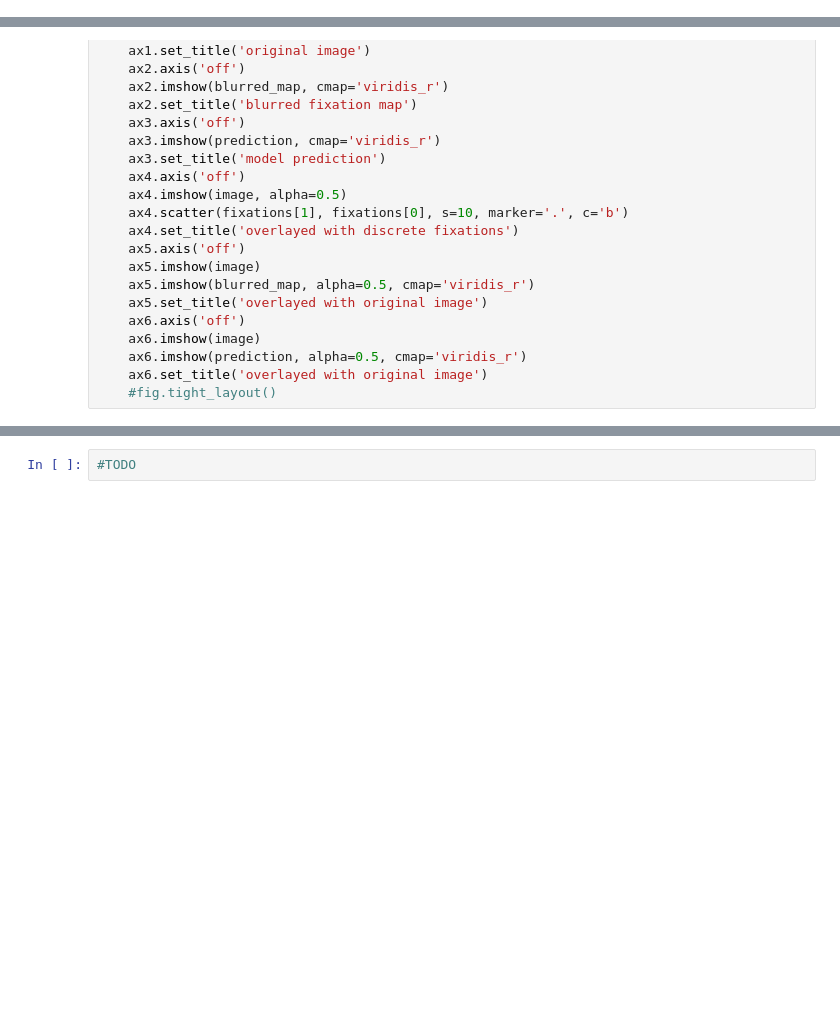
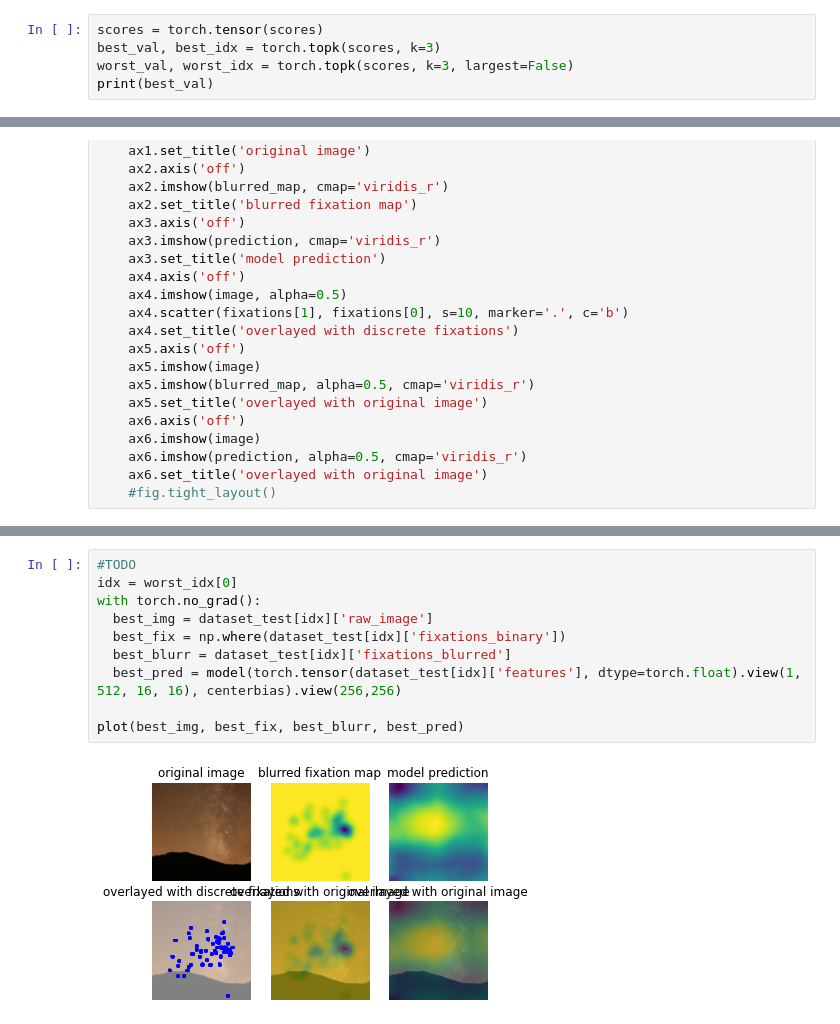
Before and after one commit to swang1112/DL_VL, a Jupyter notebook: Colab_Notebooks/Exercises4_2020.ipynb, the cells around one changed output, grey strips where cells are left out. Cells and saved outputs as stored; diff of their text form; blank space fills up the shorter version.

```diff
--- a/Colab_Notebooks/Exercises4_2020.ipynb
+++ b/Colab_Notebooks/Exercises4_2020.ipynb
@@ -765,0 +756,5 @@ scores = model()
+# %%
+scores = torch.tensor(scores)
+best_val, best_idx = torch.topk(scores, k=3)
+worst_val, worst_idx = torch.topk(scores, k=3, largest=False)
+print(best_val)
@@ -812,5 +834,15 @@ def plot(image, fixations, blurred_map, prediction):
 Here is an example from our reference implementation for which the prediction is poor:
 
 ![alt text](https://i.imgur.com/g4rD2O1.png)
-# %%
-#TODO
+# %%
+#TODO
+idx = worst_idx[0]
+with torch.no_grad():
+  best_img = dataset_test[idx]['raw_image']
+  best_fix = np.where(dataset_test[idx]['fixations_binary'])
+  best_blurr = dataset_test[idx]['fixations_blurred']
+  best_pred = model(torch.tensor(dataset_test[idx]['features'], dtype=torch.float).view(1, 512, 16, 16), centerbias).view(256,256)
+
+plot(best_img, best_fix, best_blurr, best_pred)
+# %% [output]
+[figure, added]
```
Also changed, not shown: parts of 24 cells of this notebook.
